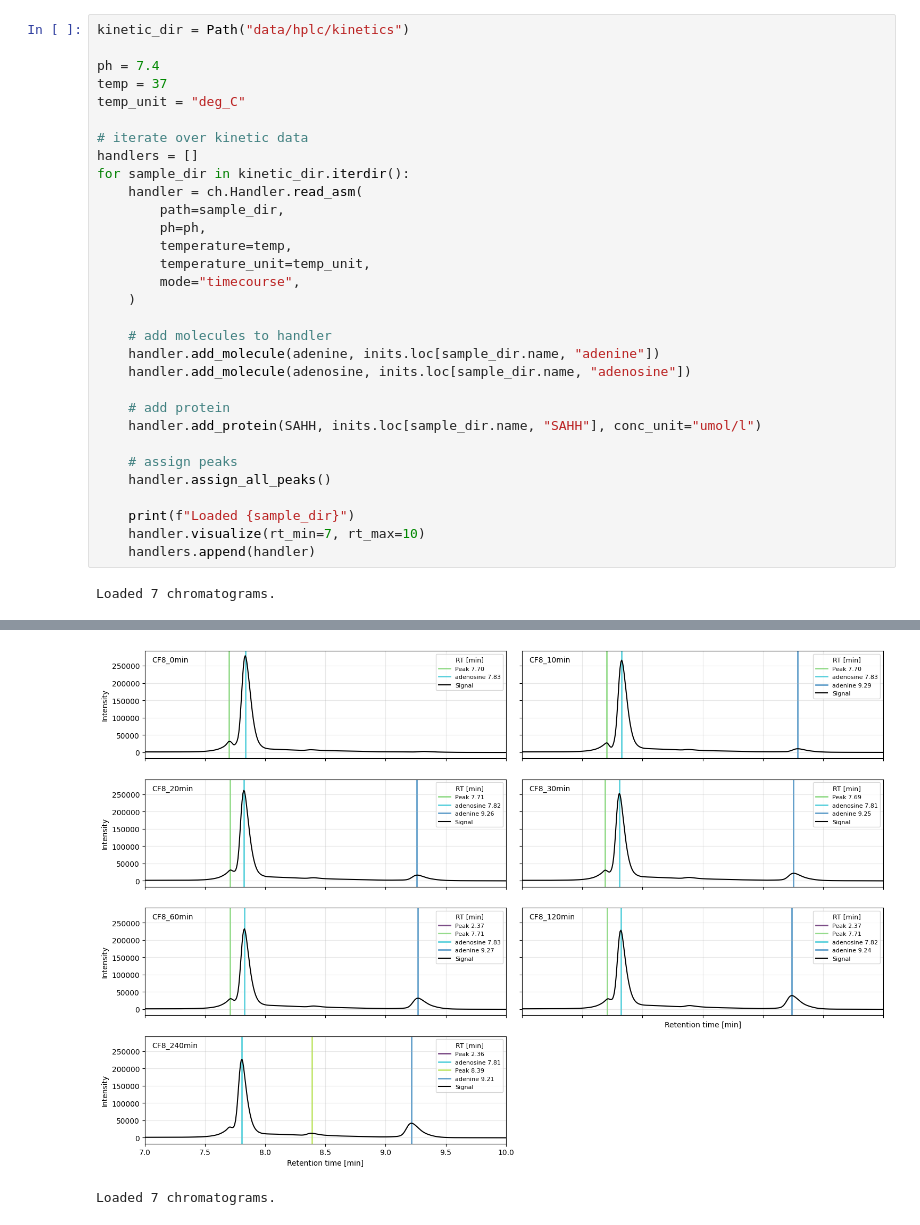
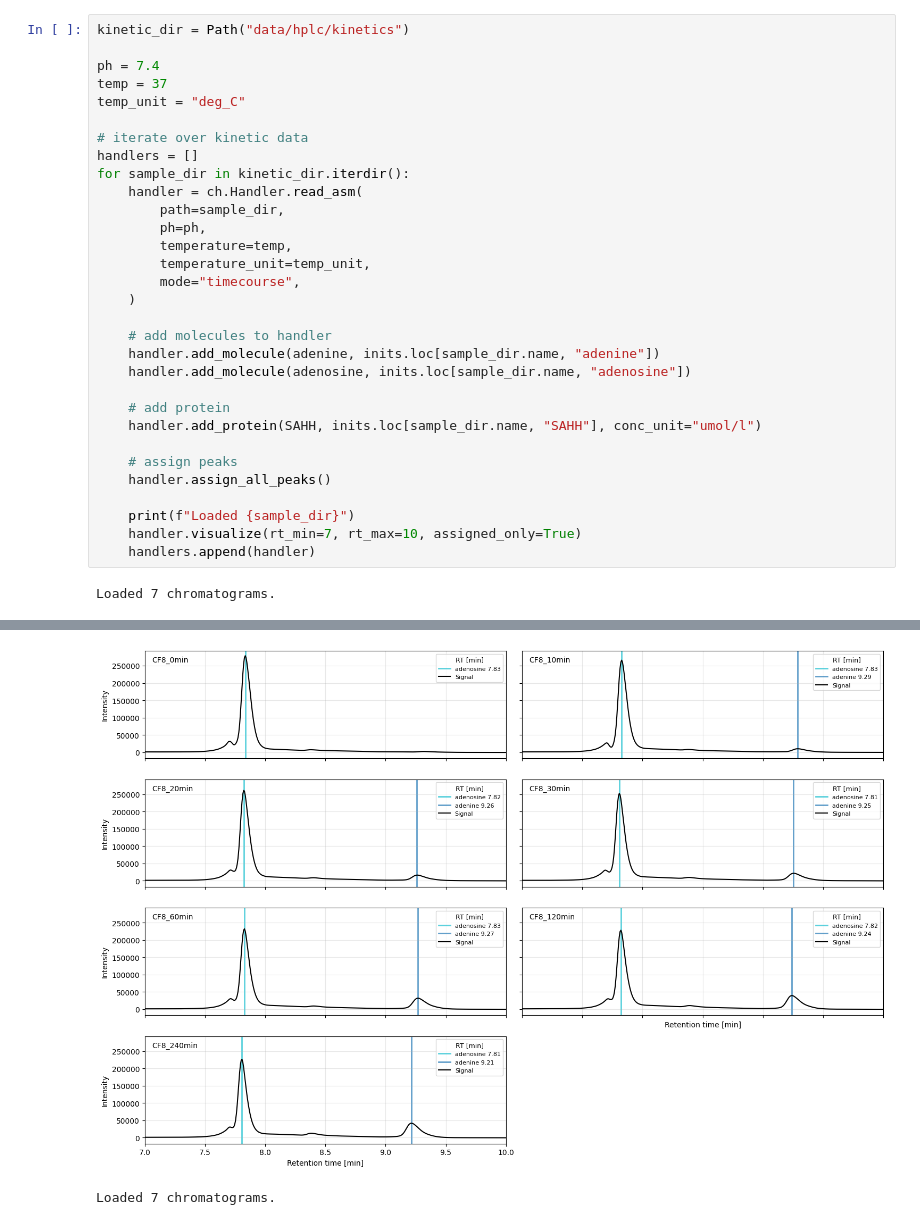
Before and after one commit to haeussma/chromhandler-example, a Jupyter notebook: 2-kinetic.ipynb, the cells around one changed output, grey strips where cells are left out. Cells and saved outputs as stored; diff of their text form.

```diff
--- a/2-kinetic.ipynb
+++ b/2-kinetic.ipynb
@@ -135,7 +133,7 @@ for sample_dir in kinetic_dir.iterdir():
     handler.assign_all_peaks()
 
     print(f"Loaded {sample_dir}")
-    handler.visualize(rt_min=7, rt_max=10)
+    handler.visualize(rt_min=7, rt_max=10, assigned_only=True)
     handlers.append(handler)
 # %% [output]
 Loaded 7 chromatograms.
@@ -152,14 +150,14 @@ Loaded data/hplc/kinetics/CF6
 Loaded 7 chromatograms.
               🎯 Peak Assignment Summary of CF8
 ┏━━━━━━━━━━━━━━━━━━━━━━━┳━━━━━━━━━━━━┳━━━━━━━━━━━━━━━━━━━━━━┓
 ┃ Molecule              ┃   Status   ┃ Details              ┃
 ┡━━━━━━━━━━━━━━━━━━━━━━━╇━━━━━━━━━━━━╇━━━━━━━━━━━━━━━━━━━━━━┩
 │ adenine (adenine)     │ 🟡 Partial │ (6/7) peaks assigned │
 │ adenosine (adenosine) │ ✅ Success │ (7/7) peaks assigned │
 └───────────────────────┴────────────┴──────────────────────┘
 Loaded data/hplc/kinetics/CF8
 [interactive output not drawn]
-[figure, old version]
+[figure, new version]
 Loaded 7 chromatograms.
               🎯 Peak Assignment Summary of CF9
 ┏━━━━━━━━━━━━━━━━━━━━━━━┳━━━━━━━━━━━━┳━━━━━━━━━━━━━━━━━━━━━━┓
```
Also changed, not shown: parts of 14 cells of this notebook, 4 other files.
